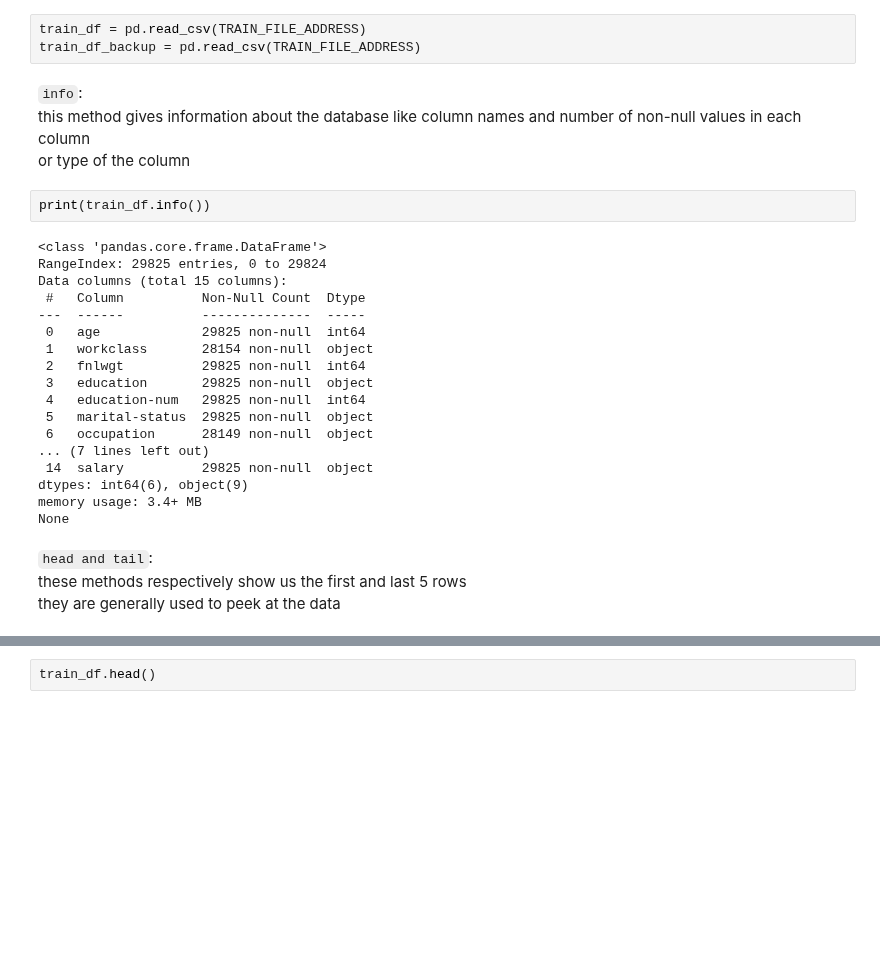
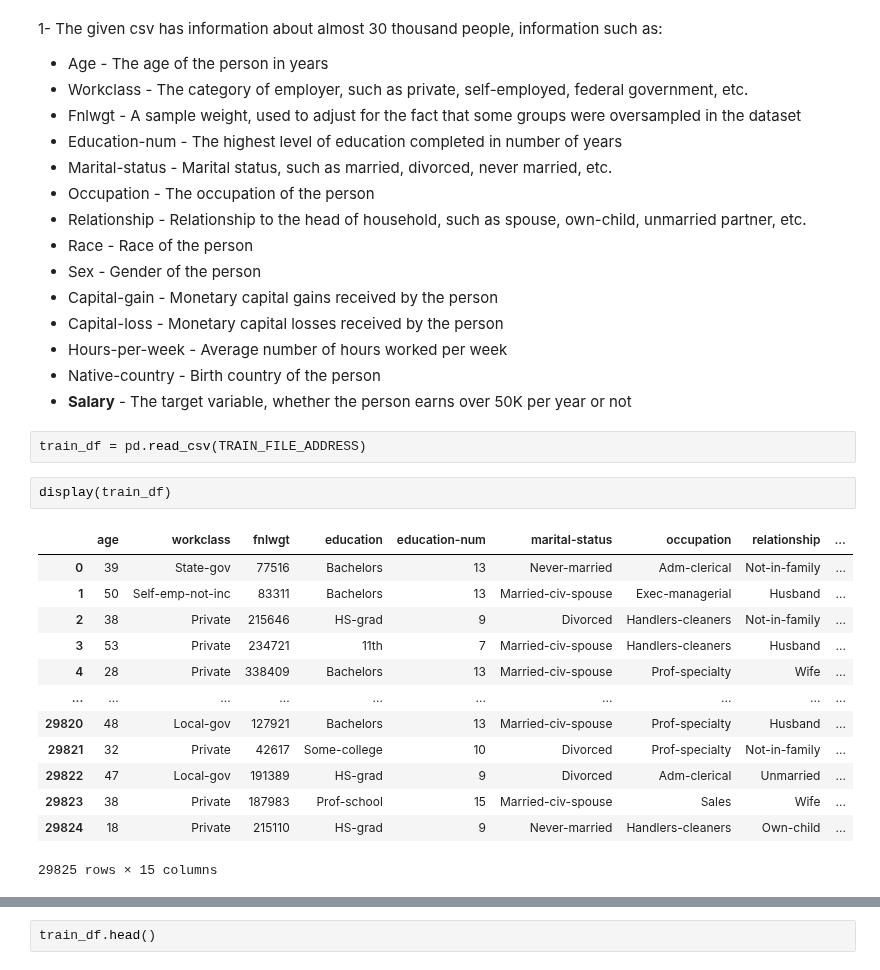
Before and after one commit to Shahriar-0/Artificial-Intelligence-Course-Projects-S2023, a Jupyter notebook: 0 - Introduction/AI_CA0.ipynb, the cells around one changed output, grey strips where cells are left out. Saved outputs shown, nothing was run; the diff lists cells and outputs as text; blank space fills up the shorter version.

Commit message:
refactored
fix markdown languages and clean code a little bit

```diff
--- a/0 - Introduction/AI_CA0.ipynb
+++ b/0 - Introduction/AI_CA0.ipynb
@@ -45,31 +22,35 @@ then we will predict salary based on one of them<br/>
+# %% [markdown]
+1- The given csv has information about almost 30 thousand people, information such as:
+
+- Age - The age of the person in years
+- Workclass - The category of employer, such as private, self-employed, federal government, etc.
+- Fnlwgt - A sample weight, used to adjust for the fact that some groups were oversampled in the dataset
+- Education-num - The highest level of education completed in number of years
+- Marital-status - Marital status, such as married, divorced, never married, etc.
+- Occupation - The occupation of the person
+- Relationship - Relationship to the head of household, such as spouse, own-child, unmarried partner, etc.
+- Race - Race of the person
+- Sex - Gender of the person
+- Capital-gain - Monetary capital gains received by the person
+- Capital-loss - Monetary capital losses received by the person
+- Hours-per-week - Average number of hours worked per week
+- Native-country - Birth country of the person
+- **Salary** - The target variable, whether the person earns over 50K per year or not
 # %%
 train_df = pd.read_csv(TRAIN_FILE_ADDRESS)
-train_df_backup = pd.read_csv(TRAIN_FILE_ADDRESS)
-# %% [markdown]
-``info``:<br/>
-this method gives information about the database like column names and number of non-null values in each column <br/>
-or type of the column <br/>
-# %%
-print(train_df.info())
-# %% [output]
-<class 'pandas.core.frame.DataFrame'>
-RangeIndex: 29825 entries, 0 to 29824
-Data columns (total 15 columns):
- #   Column          Non-Null Count  Dtype
----  ------          --------------  -----
- 0   age             29825 non-null  int64
- 1   workclass       28154 non-null  object
- 2   fnlwgt          29825 non-null  int64
- 3   education       29825 non-null  object
- 4   education-num   29825 non-null  int64
- 5   marital-status  29825 non-null  object
- 6   occupation      28149 non-null  object
-... (7 lines left out)
- 14  salary          29825 non-null  object
-dtypes: int64(6), object(9)
-memory usage: 3.4+ MB
-None
-# %% [markdown]
-``head and tail``:<br/>
-these methods respectively show us the first and last 5 rows<br/>
-they are generally used to peek at the data
+# %%
+display(train_df)
+# %% [output]
+|  | age | workclass | fnlwgt | education | education-num | marital-status | occupation | relationship | ... |
+| 0 | 39 | State-gov | 77516 | Bachelors | 13 | Never-married | Adm-clerical | Not-in-family | ... |
+| 1 | 50 | Self-emp-not-inc | 83311 | Bachelors | 13 | Married-civ-spouse | Exec-managerial | Husband | ... |
+| 2 | 38 | Private | 215646 | HS-grad | 9 | Divorced | Handlers-cleaners | Not-in-family | ... |
+| 3 | 53 | Private | 234721 | 11th | 7 | Married-civ-spouse | Handlers-cleaners | Husband | ... |
+| 4 | 28 | Private | 338409 | Bachelors | 13 | Married-civ-spouse | Prof-specialty | Wife | ... |
+| ... | ... | ... | ... | ... | ... | ... | ... | ... | ... |
+| 29820 | 48 | Local-gov | 127921 | Bachelors | 13 | Married-civ-spouse | Prof-specialty | Husband | ... |
+| 29821 | 32 | Private | 42617 | Some-college | 10 | Divorced | Prof-specialty | Not-in-family | ... |
+| 29822 | 47 | Local-gov | 191389 | HS-grad | 9 | Divorced | Adm-clerical | Unmarried | ... |
+| 29823 | 38 | Private | 187983 | Prof-school | 15 | Married-civ-spouse | Sales | Wife | ... |
+| 29824 | 18 | Private | 215110 | HS-grad | 9 | Never-married | Handlers-cleaners | Own-child | ... |
+29825 rows × 15 columns
```
Also changed, not shown: parts of 95 cells of this notebook.
